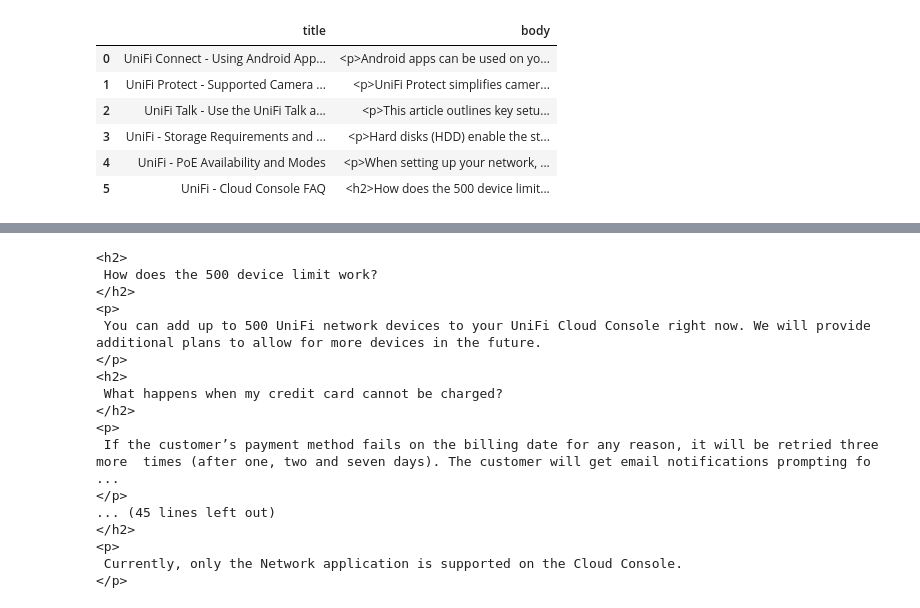
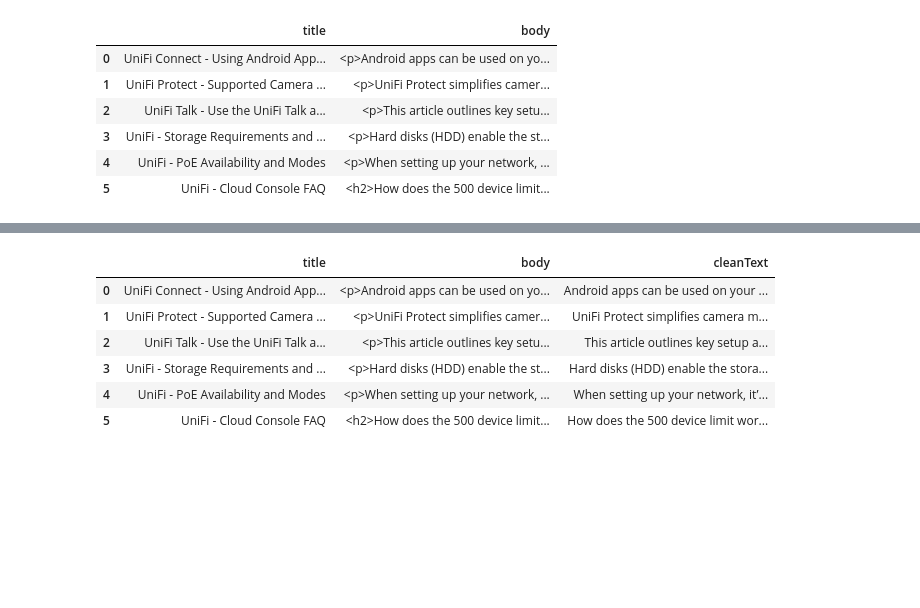
Before and after one commit to alen16/chatbot_task, a Jupyter notebook: chatbot/data_preprocessing.ipynb, the cells around one changed output, grey strips where cells are left out. Saved outputs shown, nothing was run; the diff lists cells and outputs as text; code cells hidden in the pictures; blank space fills up the shorter version.

```diff
--- a/chatbot/data_preprocessing.ipynb
+++ b/chatbot/data_preprocessing.ipynb
@@ -12,22 +12,3 @@ df
 | 3 | UniFi - Storage Requirements and ... | <p>Hard disks (HDD) enable the st... |
 | 4 | UniFi - PoE Availability and Modes | <p>When setting up your network, ... |
 | 5 | UniFi - Cloud Console FAQ | <h2>How does the 500 device limit... |
-# %%
-from bs4 import BeautifulSoup
-
-cleanTexts = []
-for row in df.itertuples(index=False):
-    #print(i)
-    title = row.title
-    body = row.body
-    print("Title: "+title+"\n")
-    soup = BeautifulSoup(body)
-    print("After BeautifulSoup:\n")
-    print(soup.prettify())
-
-    cleanText = ""
-    for text in soup.find_all('p'):
-        cleanText+= text.text+"\n"
-    cleanTexts.append(cleanText)
-
-print(len(cleanTexts))
@@ -52,3 +14,0 @@ After BeautifulSoup:
-# %%
-df['cleanTexts'] = cleanTexts
-df
@@ -63,3 +88,14 @@ df
+# %%
+df['cleanText'] = cleanTexts
+df
+# %% [output]
+|  | title | body | cleanText |
+| 0 | UniFi Connect - Using Android App... | <p>Android apps can be used on yo... | Android apps can be used on your ... |
+| 1 | UniFi Protect - Supported Camera ... | <p>UniFi Protect simplifies camer... | UniFi Protect simplifies camera m... |
+| 2 | UniFi Talk - Use the UniFi Talk a... | <p>This article outlines key setu... | This article outlines key setup a... |
+| 3 | UniFi - Storage Requirements and ... | <p>Hard disks (HDD) enable the st... | Hard disks (HDD) enable the stora... |
+| 4 | UniFi - PoE Availability and Modes | <p>When setting up your network, ... | When setting up your network, it’... |
+| 5 | UniFi - Cloud Console FAQ | <h2>How does the 500 device limit... | How does the 500 device limit wor... |
 # %%
 html = """
 <h2>
@@ -124,25 +160,6 @@ html = """
  Currently, only the Network application is supported on the Cloud Console.
 </p>
 """
-print(html)
-# %% [output]
-<h2>
- How does the 500 device limit work?
-</h2>
-<p>
- You can add up to 500 UniFi network devices to your UniFi Cloud Console right now. We will provide additional plans to allow for more devices in the future.
-</p>
-<h2>
- What happens when my credit card cannot be charged?
-</h2>
-<p>
- If the customer’s payment method fails on the billing date for any reason, it will be retried three more  times (after one, two and seven days). The customer will get email notifications prompting fo ...
-</p>
-... (45 lines left out)
-</h2>
-<p>
- Currently, only the Network application is supported on the Cloud Console.
-</p>
 # %%
 import openai
 import streamlit as st
```
Also changed, not shown: parts of 19 cells of this notebook, 6 other files.
